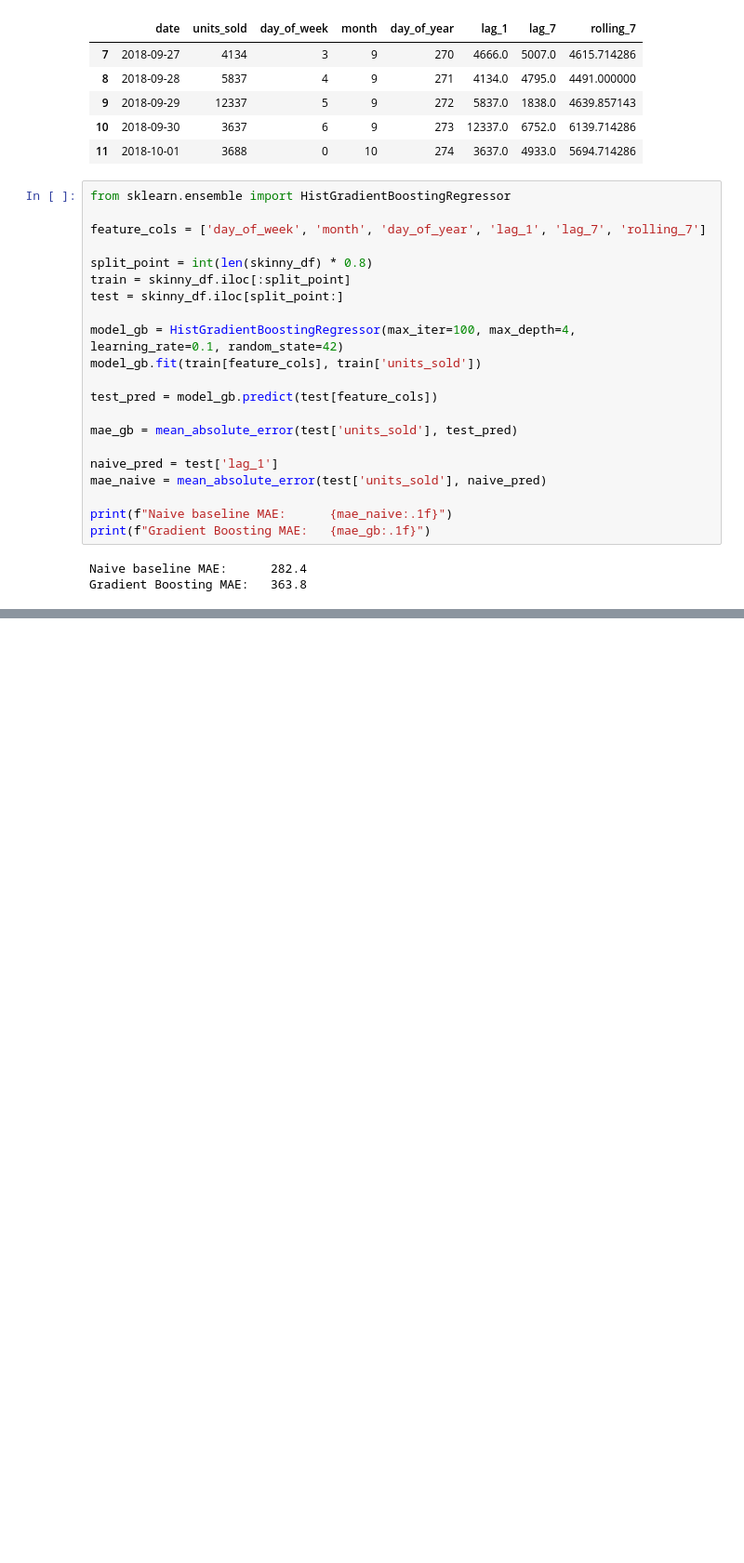
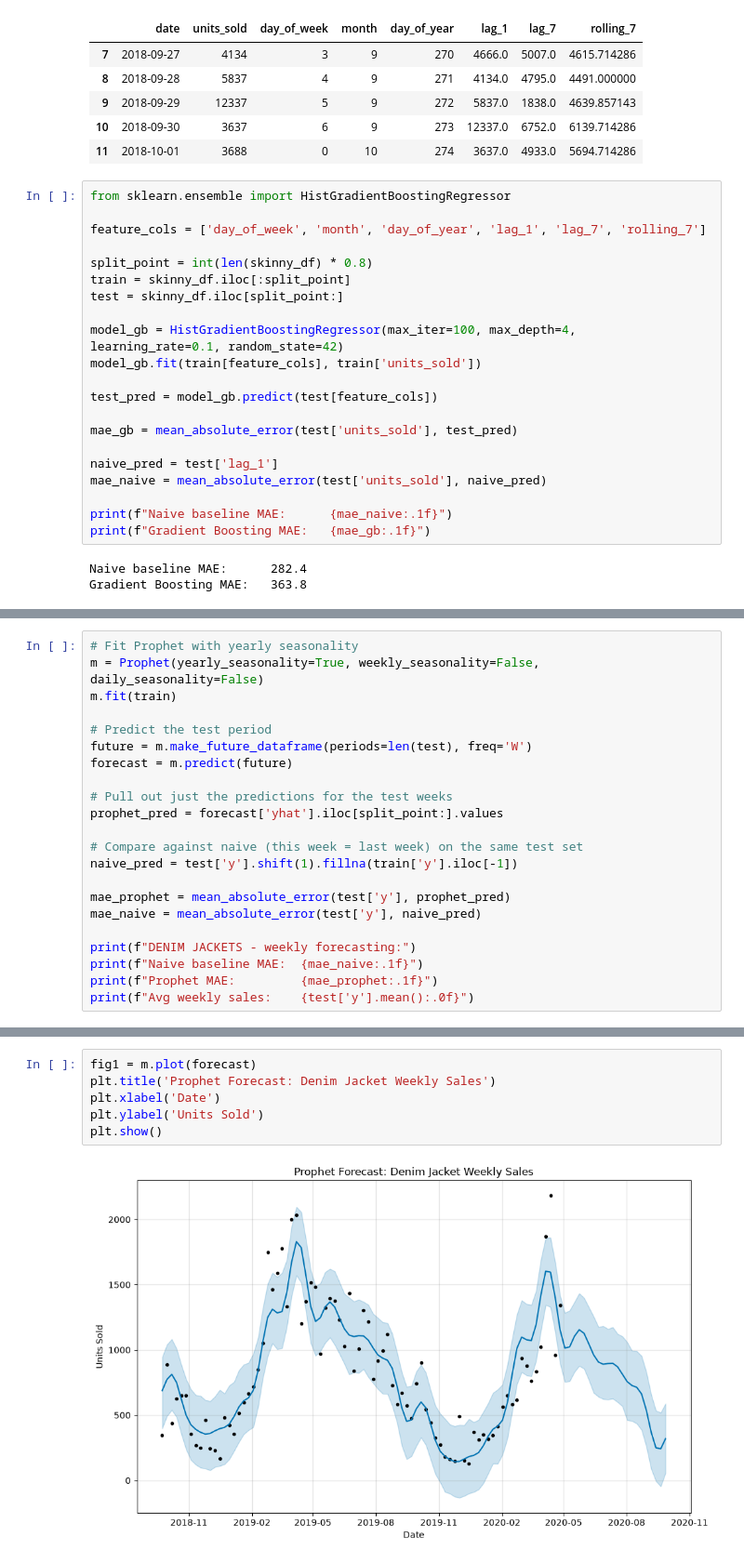
Before and after one commit to cristianowen/fashion-trend-forecasting, a Jupyter notebook: notebooks/04_forecasting.ipynb, the cells around one changed output, grey strips where cells are left out. Shown at 93% size. Cells and saved outputs as stored; diff of their text form; blank space fills up the shorter version.

```diff
--- a/notebooks/04_forecasting.ipynb
+++ b/notebooks/04_forecasting.ipynb
@@ -292,0 +376,22 @@ Gradient Boosting MAE:   363.8
+# %%
+# Fit Prophet with yearly seasonality
+m = Prophet(yearly_seasonality=True, weekly_seasonality=False, daily_seasonality=False)
+m.fit(train)
+
+# Predict the test period
+future = m.make_future_dataframe(periods=len(test), freq='W')
+forecast = m.predict(future)
+
+# Pull out just the predictions for the test weeks
+prophet_pred = forecast['yhat'].iloc[split_point:].values
+
+# Compare against naive (this week = last week) on the same test set
+naive_pred = test['y'].shift(1).fillna(train['y'].iloc[-1])
+
+mae_prophet = mean_absolute_error(test['y'], prophet_pred)
+mae_naive = mean_absolute_error(test['y'], naive_pred)
+
+print(f"DENIM JACKETS - weekly forecasting:")
+print(f"Naive baseline MAE:  {mae_naive:.1f}")
+print(f"Prophet MAE:         {mae_prophet:.1f}")
+print(f"Avg weekly sales:    {test['y'].mean():.0f}")
@@ -292,0 +405,8 @@ Gradient Boosting MAE:   363.8
+# %%
+fig1 = m.plot(forecast)
+plt.title('Prophet Forecast: Denim Jacket Weekly Sales')
+plt.xlabel('Date')
+plt.ylabel('Units Sold')
+plt.show()
+# %% [output]
+[figure, added]
```
Also changed, not shown: parts of 6 cells of this notebook, 1 other file.
